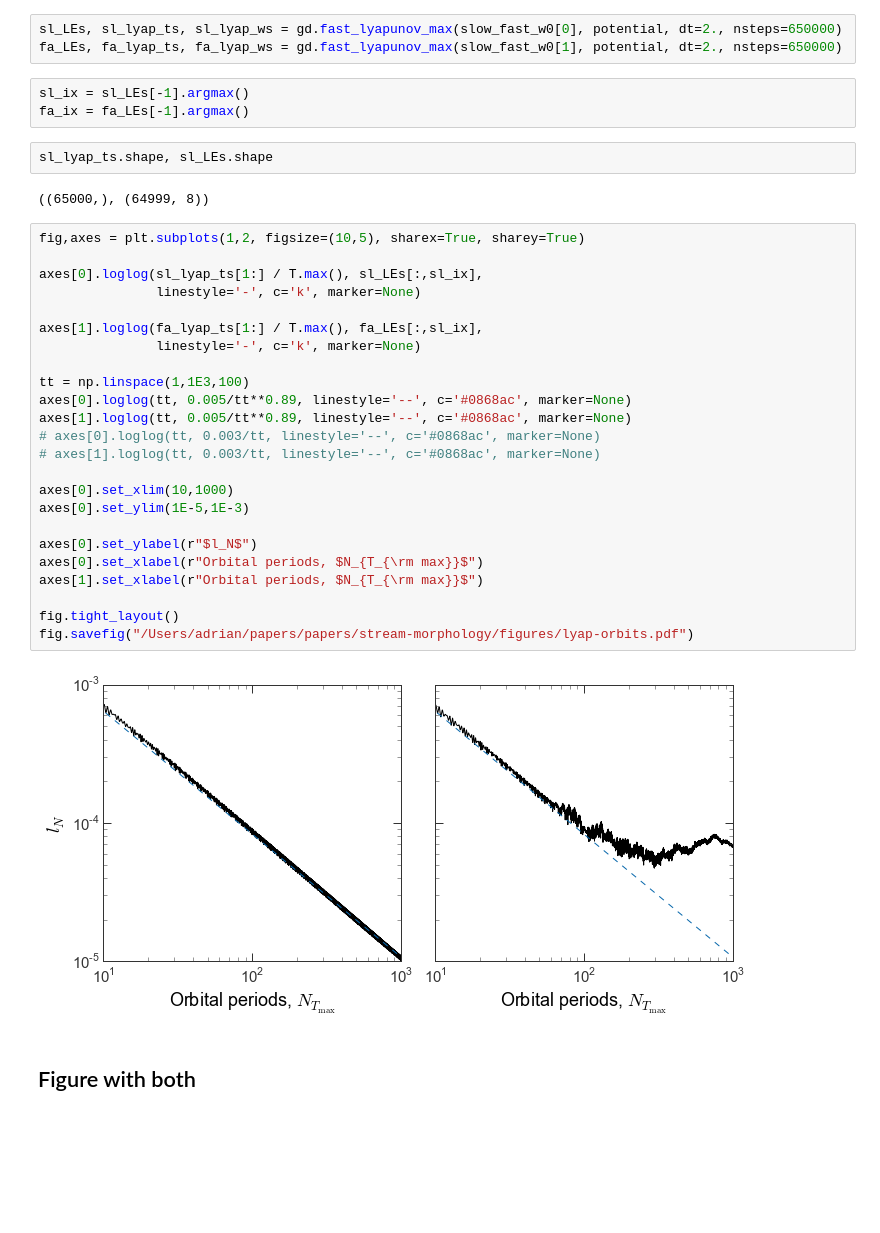
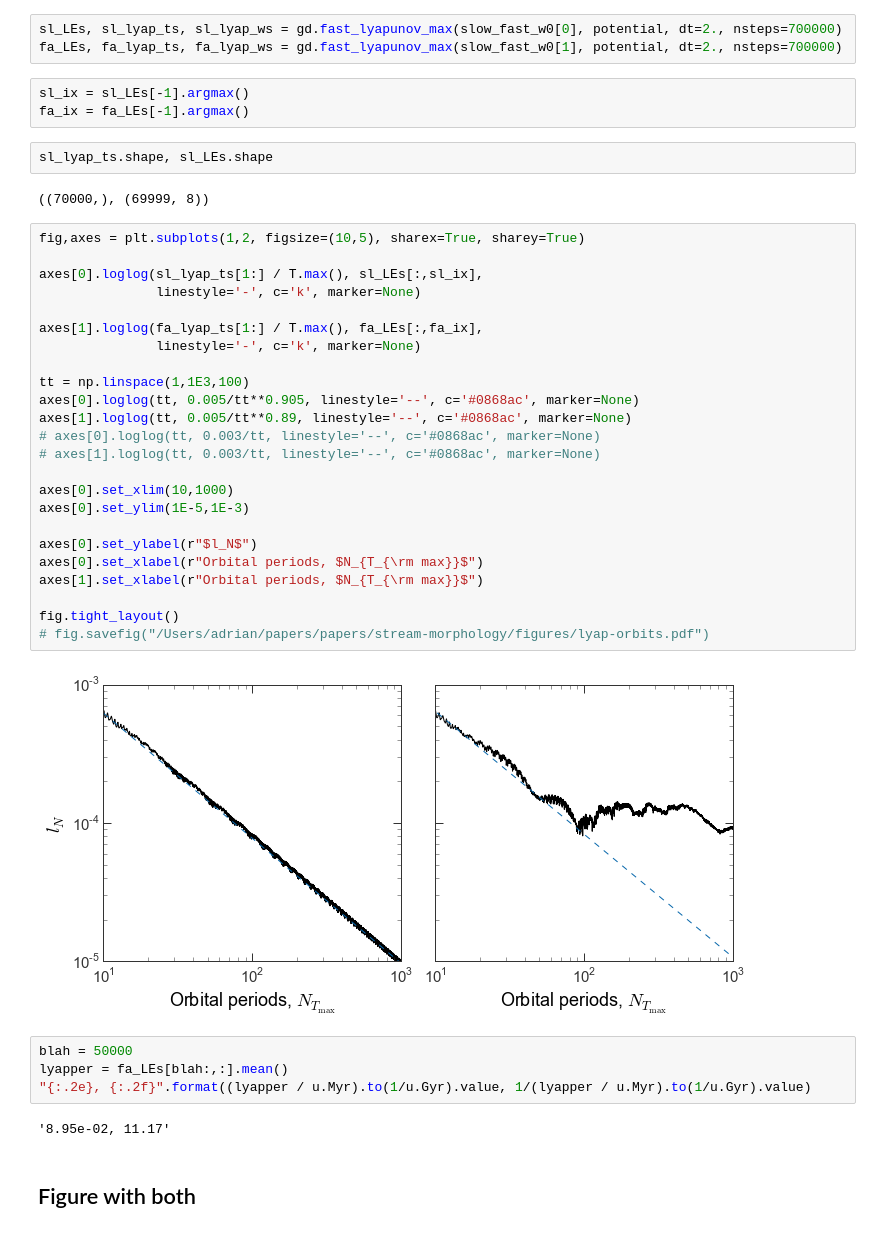
Before and after one commit to adrn/StreamMorphology, a Jupyter notebook: notebooks/Figure - two orbits.ipynb, the cells around one changed output. Cells and saved outputs as stored; diff of their text form; blank space fills up the shorter version.

```diff
--- a/notebooks/Figure - two orbits.ipynb
+++ b/notebooks/Figure - two orbits.ipynb
@@ -284,41 +302,47 @@ Get maximum period to convert time into number of orbital periods
 # slow_T_max = 2*np.pi / slow_freqs[0].min()
 # fast_T_max = 2*np.pi / fast_fraeqs[0].min()
 # %%
-sl_LEs, sl_lyap_ts, sl_lyap_ws = gd.fast_lyapunov_max(slow_fast_w0[0], potential, dt=2., nsteps=650000)
-fa_LEs, fa_lyap_ts, fa_lyap_ws = gd.fast_lyapunov_max(slow_fast_w0[1], potential, dt=2., nsteps=650000)
+sl_LEs, sl_lyap_ts, sl_lyap_ws = gd.fast_lyapunov_max(slow_fast_w0[0], potential, dt=2., nsteps=700000)
+fa_LEs, fa_lyap_ts, fa_lyap_ws = gd.fast_lyapunov_max(slow_fast_w0[1], potential, dt=2., nsteps=700000)
 # %%
 sl_ix = sl_LEs[-1].argmax()
 fa_ix = fa_LEs[-1].argmax()
 # %%
 sl_lyap_ts.shape, sl_LEs.shape
 # %% [output]
-((65000,), (64999, 8))
+((70000,), (69999, 8))
 # %%
 fig,axes = plt.subplots(1,2, figsize=(10,5), sharex=True, sharey=True)
 
 axes[0].loglog(sl_lyap_ts[1:] / T.max(), sl_LEs[:,sl_ix],
                linestyle='-', c='k', marker=None)
 
-axes[1].loglog(fa_lyap_ts[1:] / T.max(), fa_LEs[:,sl_ix],
+axes[1].loglog(fa_lyap_ts[1:] / T.max(), fa_LEs[:,fa_ix],
                linestyle='-', c='k', marker=None)
 
 tt = np.linspace(1,1E3,100)
-axes[0].loglog(tt, 0.005/tt**0.89, linestyle='--', c='#0868ac', marker=None)
+axes[0].loglog(tt, 0.005/tt**0.905, linestyle='--', c='#0868ac', marker=None)
 axes[1].loglog(tt, 0.005/tt**0.89, linestyle='--', c='#0868ac', marker=None)
 # axes[0].loglog(tt, 0.003/tt, linestyle='--', c='#0868ac', marker=None)
 # axes[1].loglog(tt, 0.003/tt, linestyle='--', c='#0868ac', marker=None)
 
 axes[0].set_xlim(10,1000)
 axes[0].set_ylim(1E-5,1E-3)
 
 axes[0].set_ylabel(r"$l_N$")
 axes[0].set_xlabel(r"Orbital periods, $N_{T_{\rm max}}$")
 axes[1].set_xlabel(r"Orbital periods, $N_{T_{\rm max}}$")
 
 fig.tight_layout()
-fig.savefig("/Users/adrian/papers/papers/stream-morphology/figures/lyap-orbits.pdf")
+# fig.savefig("/Users/adrian/papers/papers/stream-morphology/figures/lyap-orbits.pdf")
 # %% [output]
-[figure, old version]
+[figure, new version]
+# %%
+blah = 50000
+lyapper = fa_LEs[blah:,:].mean()
+"{:.2e}, {:.2f}".format((lyapper / u.Myr).to(1/u.Gyr).value, 1/(lyapper / u.Myr).to(1/u.Gyr).value)
+# %% [output]
+'8.95e-02, 11.17'
 # %% [markdown]
 ## Figure with both
 # %%
```
Also changed, not shown: parts of 26 cells of this notebook, 5 other files.
